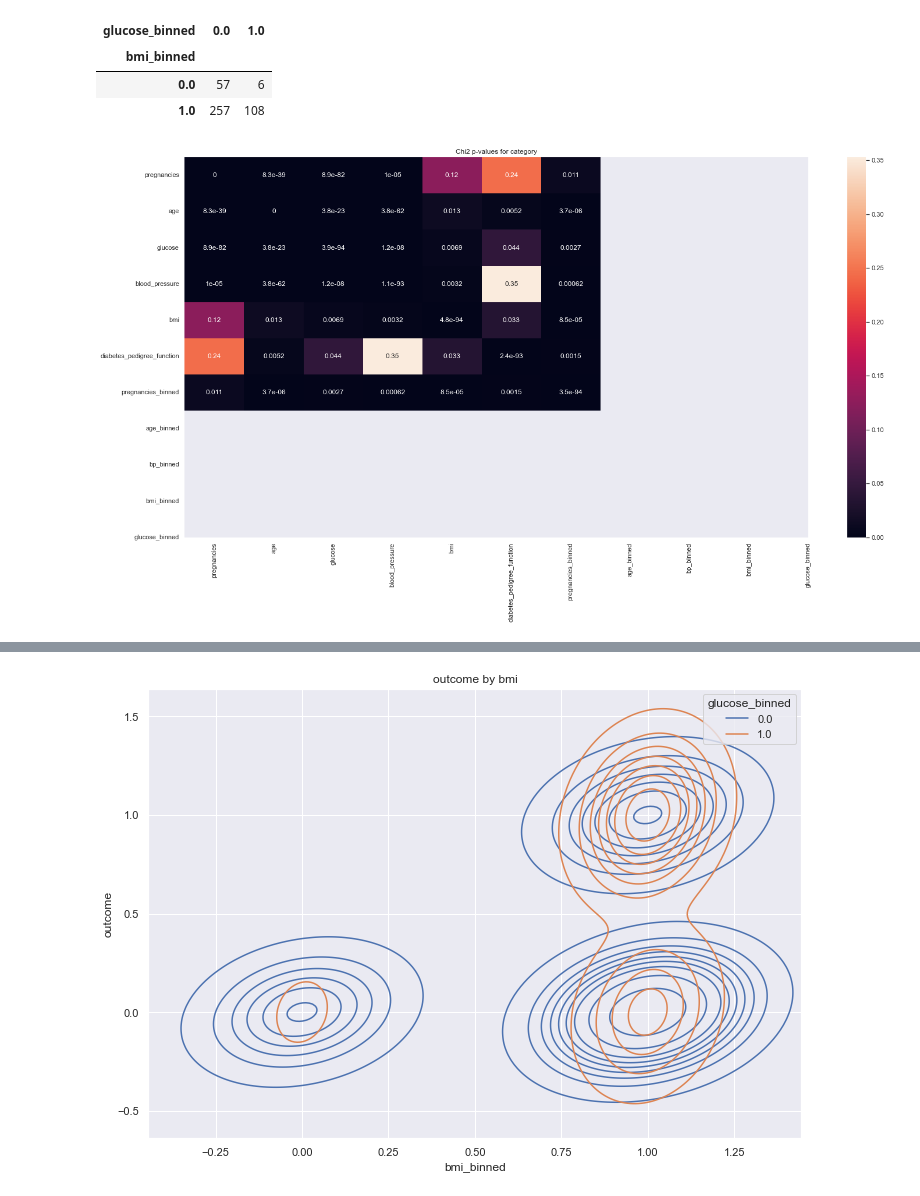
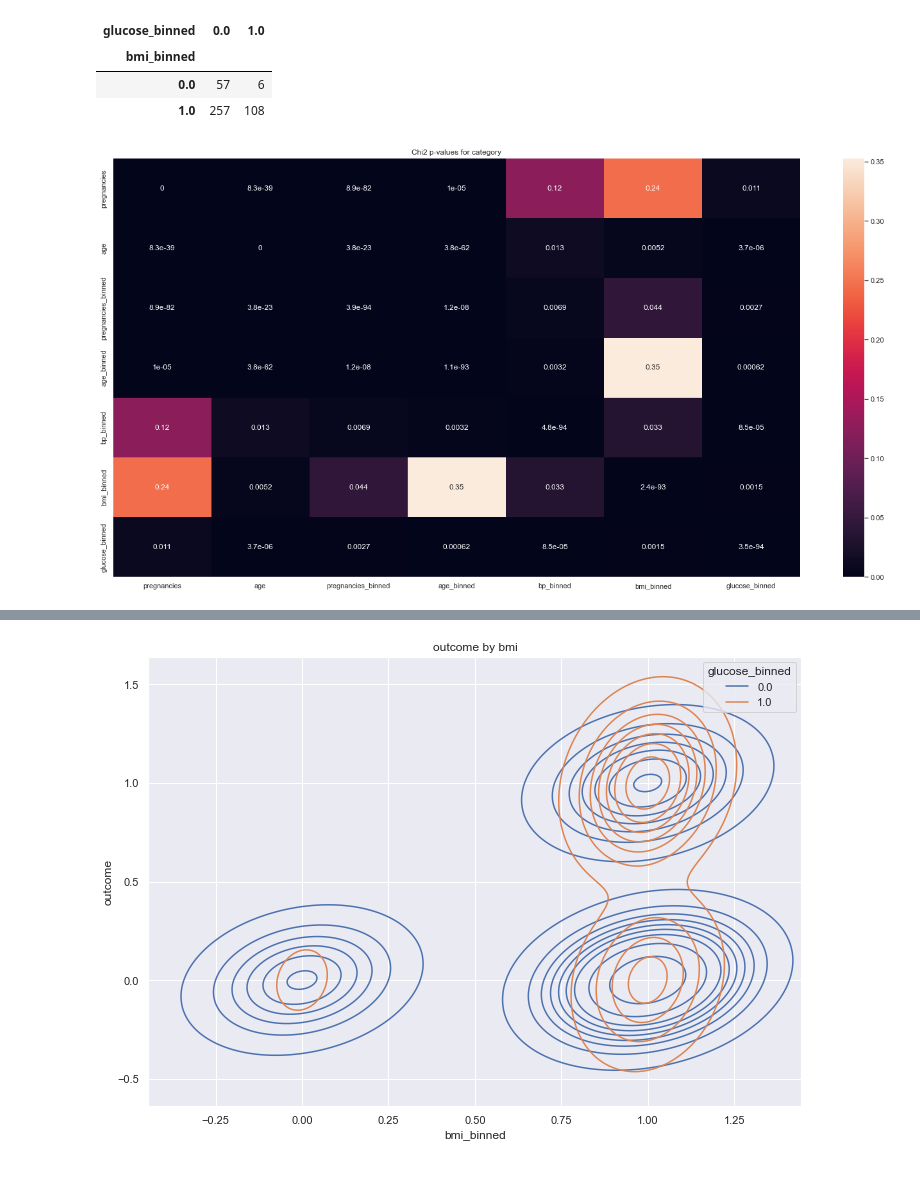
Before and after one commit to raedownen/mini_projects, a Jupyter notebook: diabetes_project.ipynb, the cells around one changed output, grey strips where cells are left out. Cells and saved outputs as stored; diff of their text form; code cells hidden in the pictures.

```diff
--- a/diabetes_project.ipynb
+++ b/diabetes_project.ipynb
@@ -597,20 +597,20 @@ target = 'outcome'
 # %%
 c = []
 for col in cats:
     d = []
     for spot in cats:
         alpha = 0.05
         o = pd.crosstab(train[col], train[spot])
         chi2, p, dof, e = stats.chi2_contingency(o)
         d.append(p)
     c.append(d)
 c = pd.DataFrame(c)
 plt.figure(figsize=(24,12))
-sns.heatmap(c, xticklabels=vars, yticklabels=vars, annot=True, fmt='.2g')
+sns.heatmap(c, xticklabels=cats, yticklabels=cats, annot=True, fmt='.2g')
 plt.title('Chi2 p-values for category')
 plt.show()
 # %% [output]
-[figure, old version]
+[figure, new version]
 # %%
 def explore_cats(train, cats, target):
     '''
```
Also changed, not shown: parts of 33 cells of this notebook.
